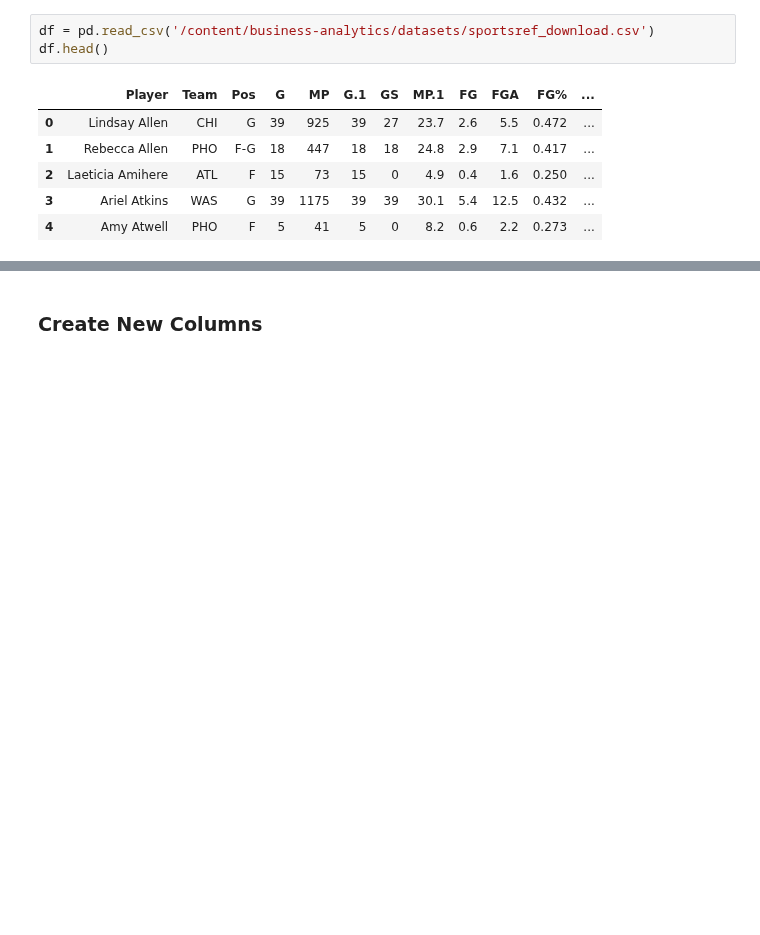
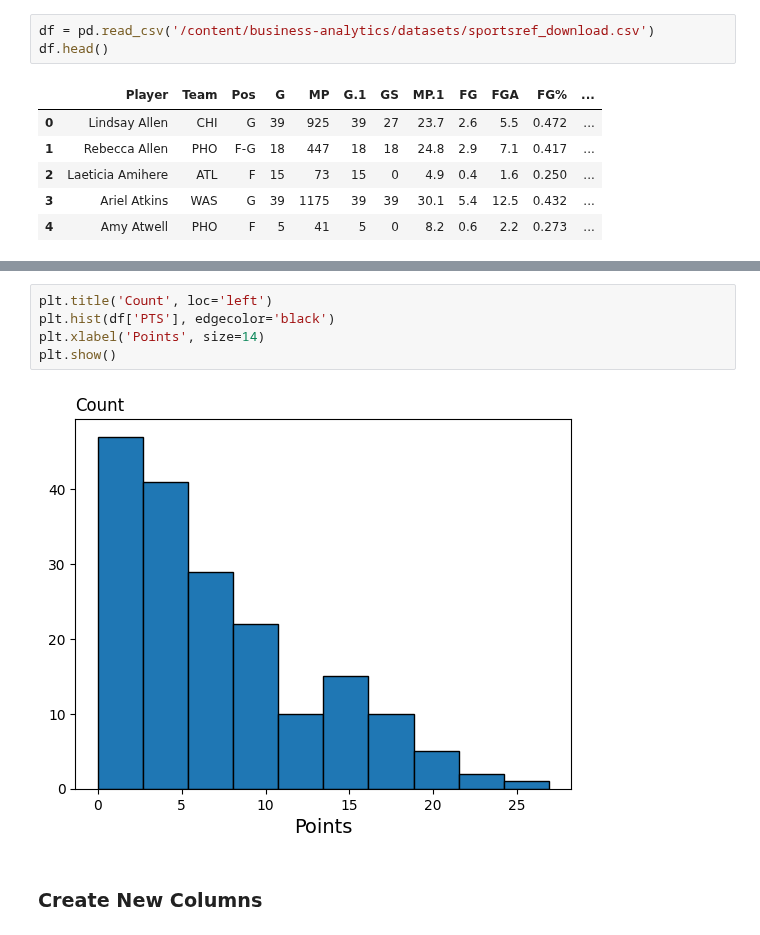
Before and after one commit to pharringtonp19/business-analytics, a Jupyter notebook: notebooks/statistical_inference_three.ipynb, the cells around one changed output, grey strips where cells are left out. Drawn from its saved outputs; the diff is of its cells as text; blank space fills up the shorter version.

```diff
--- a/notebooks/statistical_inference_three.ipynb
+++ b/notebooks/statistical_inference_three.ipynb
@@ -36,3 +51,10 @@ df.head()
+# %%
+plt.title('Count', loc='left')
+plt.hist(df['PTS'], edgecolor='black')
+plt.xlabel('Points', size=14)
+plt.show()
+# %% [output]
+[figure, added]
 # %% [markdown]
 ### **Create New Columns**
 # %%
```
Also changed, not shown: parts of 4 cells of this notebook.
